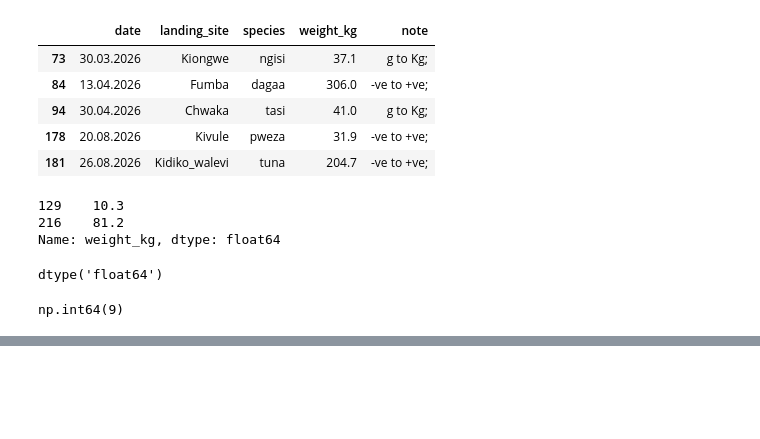
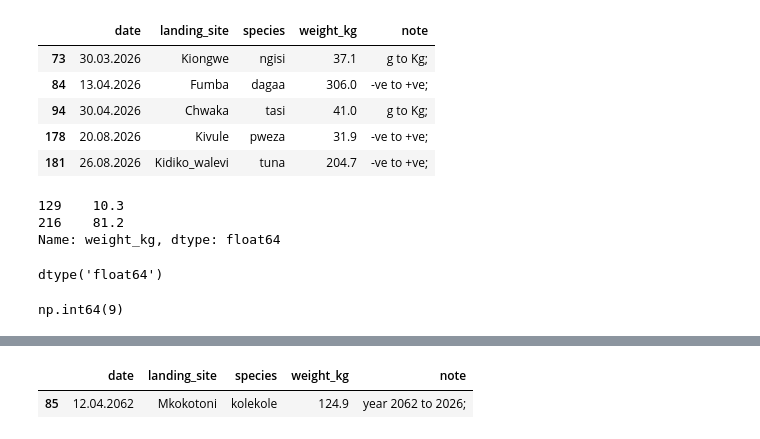
Before and after one commit to GabrielMasala/catch_summariser, a Jupyter notebook: catch_trends.ipynb, the cells around one changed output, grey strips where cells are left out. Cells and saved outputs as stored; diff of their text form; code cells hidden in the pictures; blank space fills up the shorter version.

Commit message:
Fix 2062 date with note

```diff
--- a/catch_trends.ipynb
+++ b/catch_trends.ipynb
@@ -418,0 +394,2 @@ Timestamp('2026-02-04 00:00:00')
+# %%
+date_text = landings["date"].str.replace(".2062",".2026")
@@ -418,0 +406,9 @@ Timestamp('2026-02-04 00:00:00')
+# %%
+year_fixed = landings["date"] != date_text
+# %%
+landings.loc[year_fixed, "note"] += "year 2062 to 2026; "
+# %%
+landings[year_fixed]
+# %% [output]
+|  | date | landing_site | species | weight_kg | note |
+| 85 | 12.04.2062 | Mkokotoni | kolekole | 124.9 | year 2062 to 2026; |
```
Also changed, not shown: parts of 14 cells of this notebook.
